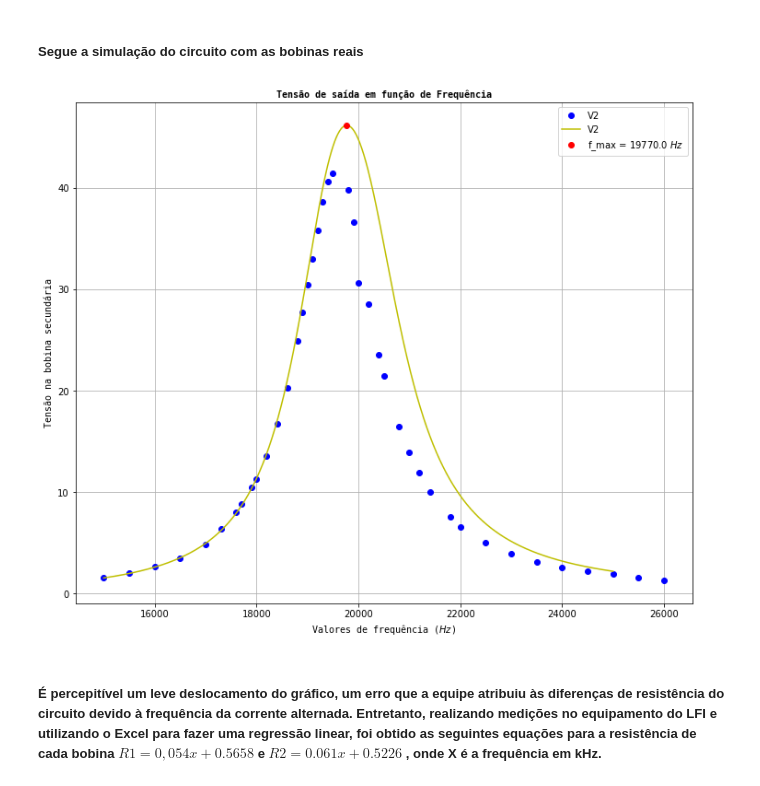
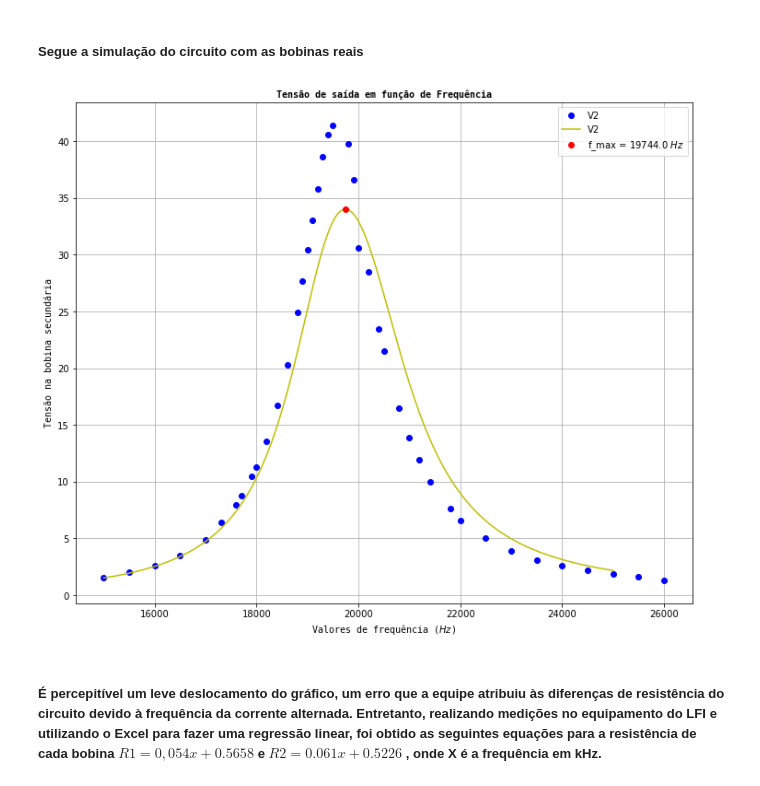
Before and after one commit to talesitf/Projeto_EMag, a Jupyter notebook: Codigos_projeto_eletromag.ipynb, the cells around one changed output. Drawn from its saved outputs; the diff is of its cells as text; code cells hidden in the pictures.

```diff
--- a/Codigos_projeto_eletromag.ipynb
+++ b/Codigos_projeto_eletromag.ipynb
@@ -335,8 +335,8 @@ Os melhores valores de L2 são: [0.0004520668914141213, 0.00030044357072854874,
 ##### Segue a simulação do circuito com as bobinas reais
 # %%
 # A 20kHz:
-r1 = 0.225
-r2 = 0.318
+r1 = 1.225
+r2 = 1.318
 rC = 300
 
 l1 = 435.3e-6
@@ -351,34 +351,34 @@ lista_frequencias = np.linspace(1.5e4,2.5e4,10000)
 V2_freq = []
 
 for f in lista_frequencias:
     w = 2*np.pi*f
     _,_, V2, _ = parametros(w,0.1,10/np.pi,R1=r1,R2=r2,L1=l1,L2=l2,C1=c,C2=c) # k = 0.1
     V2_freq.append(abs(V2))
 
 V2_max = max(V2_freq)
 
 #Descobre a respectiva frequência para corrente máxima
 f_max= lista_frequencias[V2_freq.index(V2_max)]
 
 real_freq = [15, 15.5,16,16.5,17,17.3,17.6,17.7,17.9,18,18.2,18.4,18.6,18.8,18.9,
              19,19.1,19.2,19.3,19.4,19.5,19.9,19.8,20,20.2,20.4,20.5,20.8,21,21.2,
              21.4,21.8,22,22.5,23,23.5,24,24.5,25,25.5,26]
 real_freq = [i*1000 for i in real_freq]
 real_tensao = [1.55,2.01,2.63,3.52,4.86,6.4,8,8.8,10.5,11.3,13.6,16.7,20.3,24.9,27.7,30.4,33,35.8,38.6,40.6,41.4,36.6,39.8,30.6,28.5,23.5,
                21.5,16.5,13.9,11.9,10,7.6,6.6,5,3.9,3.1,2.6,2.2,1.9,1.6,1.3]
 
 plt.figure(figsize=(12, 10))
 plt.plot(real_freq,real_tensao,'bo',label = ("V2"))
 
 plt.plot(lista_frequencias,V2_freq,'y-',label = ("V2"))
 plt.plot(f_max,V2_max,'ro', label = f'f_max = {round(f_max)} $Hz$')
 plt.xlabel("Valores de frequência ($Hz$)",fontsize=10,fontfamily = 'monospace')
 plt.ylabel("Tensão na bobina secundária",fontsize=10,fontfamily = 'monospace')
 plt.title("Tensão de saída em função de Frequência",fontsize=10 ,fontfamily = 'monospace',fontweight = 'semibold',color='k')
 plt.legend(loc='best', prop={'size': 10})
 plt.grid()
 # %% [output]
-[figure, old version]
+[figure, new version]
 # %% [markdown]
 ##### É percepitível um leve deslocamento do gráfico, um erro que a equipe atribuiu às diferenças de resistência do circuito devido à frequência da corrente alternada. Entretanto, realizando medições no equipamento do LFI e utilizando o Excel para fazer uma regressão linear, foi obtido as seguintes equações para a resistência de cada bobina $ R1 = 0,054x + 0.5658 $ e $ R2 = 0.061x + 0.5226 $ , onde X é a frequência em kHz.
 # %%
```
Also changed, not shown: parts of 2 cells of this notebook.
